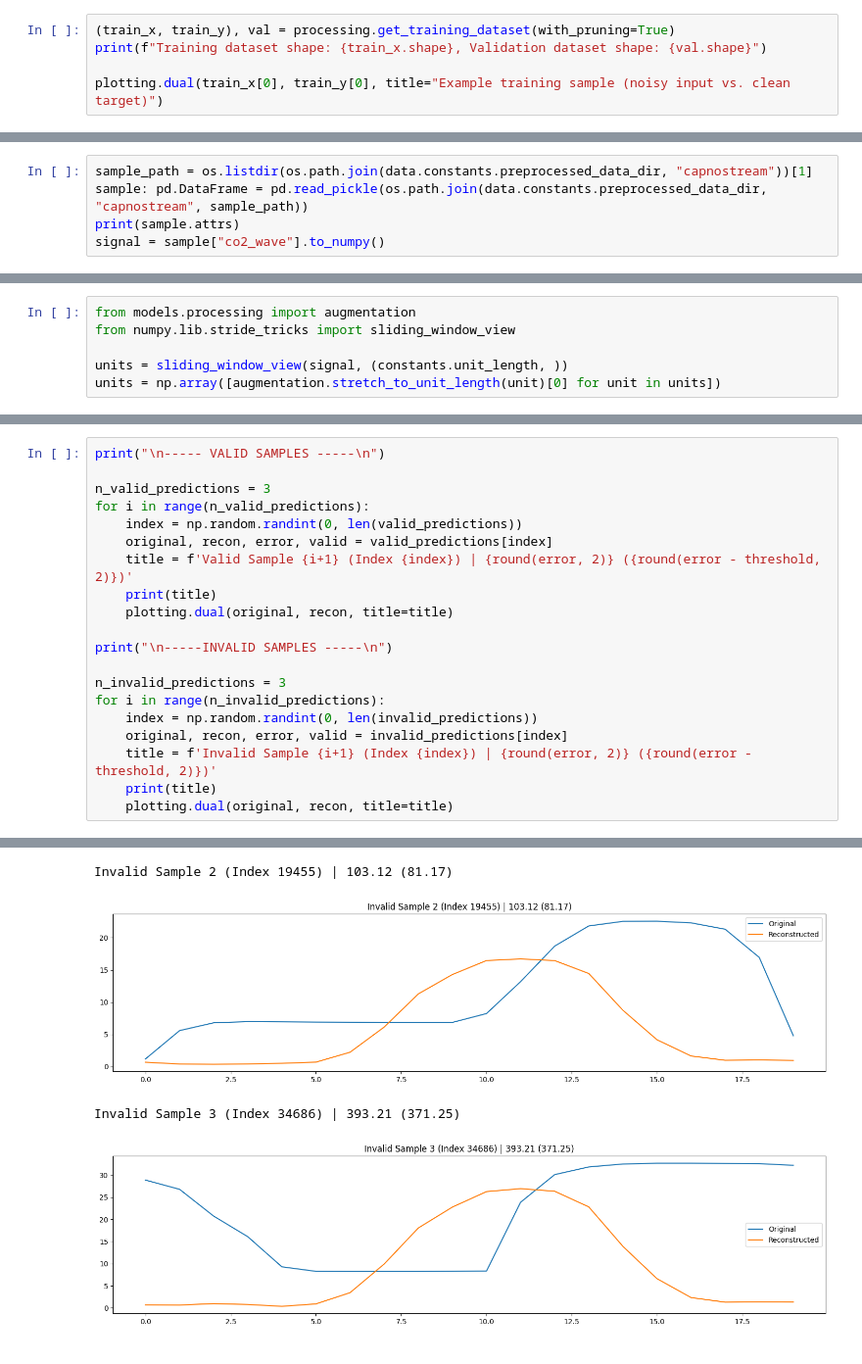
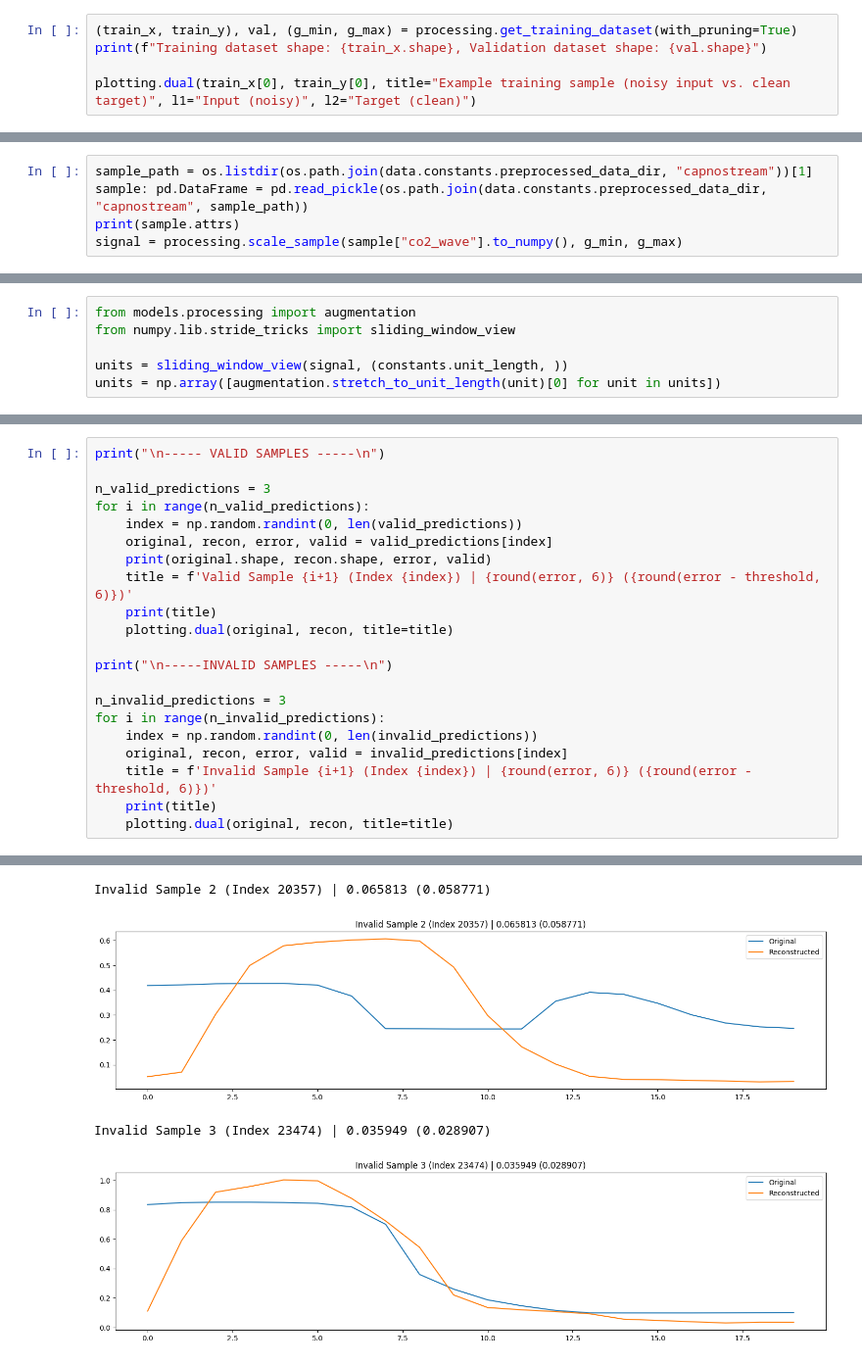
Before and after one commit to bsu-cbs-research/babi, a Jupyter notebook: models/testing.ipynb, the cells around one changed output, grey strips where cells are left out. Shown at 98% size. Cells and saved outputs as stored; diff of their text form.

```diff
--- a/models/testing.ipynb
+++ b/models/testing.ipynb
@@ -20,10 +20,10 @@ importlib.reload(processing)
 # %% [output]
 <module 'models.processing' from '/Users/paulb/Desktop/code/research/babi/models/processing.py'>
 # %%
-(train_x, train_y), val = processing.get_training_dataset(with_pruning=True)
+(train_x, train_y), val, (g_min, g_max) = processing.get_training_dataset(with_pruning=True)
 print(f"Training dataset shape: {train_x.shape}, Validation dataset shape: {val.shape}")
 
-plotting.dual(train_x[0], train_y[0], title="Example training sample (noisy input vs. clean target)")
+plotting.dual(train_x[0], train_y[0], title="Example training sample (noisy input vs. clean target)", l1="Input (noisy)", l2="Target (clean)")
 # %% [output]
 Constraint 'min_amplitude' failures: 92044
 Constraint 'plateau_slope_tolerance' failures: 122982
@@ -74,7 +74,7 @@ Epoch 100/100
 sample_path = os.listdir(os.path.join(data.constants.preprocessed_data_dir, "capnostream"))[1]
 sample: pd.DataFrame = pd.read_pickle(os.path.join(data.constants.preprocessed_data_dir, "capnostream", sample_path))
 print(sample.attrs)
-signal = sample["co2_wave"].to_numpy()
+signal = processing.scale_sample(sample["co2_wave"].to_numpy(), g_min, g_max)
 # %% [output]
 {'Patient ID': 'BB_003_1', 'Patient Type': 'Infant/Neonatal', 'Report Generation Time': 'Mar 10,25  08:12:56 AM', 'Date': 'Mar 10,25'}
 # %%
@@ -112,7 +112,8 @@ n_valid_predictions = 3
 for i in range(n_valid_predictions):
     index = np.random.randint(0, len(valid_predictions))
     original, recon, error, valid = valid_predictions[index]
-    title = f'Valid Sample {i+1} (Index {index}) | {round(error, 2)} ({round(error - threshold, 2)})'
+    print(original.shape, recon.shape, error, valid)
+    title = f'Valid Sample {i+1} (Index {index}) | {round(error, 6)} ({round(error - threshold, 6)})'
     print(title)
     plotting.dual(original, recon, title=title)
 
@@ -122,7 +123,7 @@ n_invalid_predictions = 3
 for i in range(n_invalid_predictions):
     index = np.random.randint(0, len(invalid_predictions))
     original, recon, error, valid = invalid_predictions[index]
-    title = f'Invalid Sample {i+1} (Index {index}) | {round(error, 2)} ({round(error - threshold, 2)})'
+    title = f'Invalid Sample {i+1} (Index {index}) | {round(error, 6)} ({round(error - threshold, 6)})'
     print(title)
     plotting.dual(original, recon, title=title)
 # %% [output]
@@ -141,7 +145,7 @@ Invalid Sample 1 (Index 4429) | 46.83 (24.88)
-Invalid Sample 2 (Index 19455) | 103.12 (81.17)
+Invalid Sample 2 (Index 20357) | 0.065813 (0.058771)
-[figure, old version]
+[figure, new version]
-Invalid Sample 3 (Index 34686) | 393.21 (371.25)
+Invalid Sample 3 (Index 23474) | 0.035949 (0.028907)
-[figure, old version]
+[figure, new version]
 # %%
 print("----- BEST VALID SAMPLES -----\n")
 
```
Also changed, not shown: parts of 6 cells of this notebook, 3 other files.
